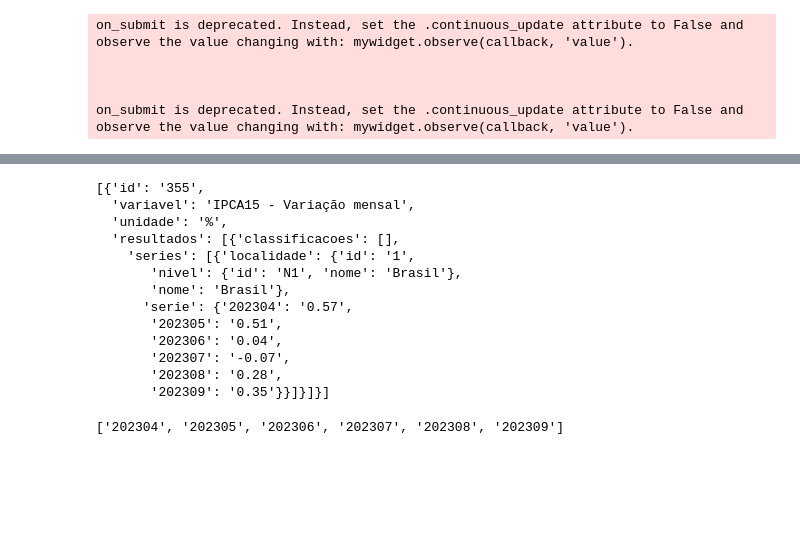
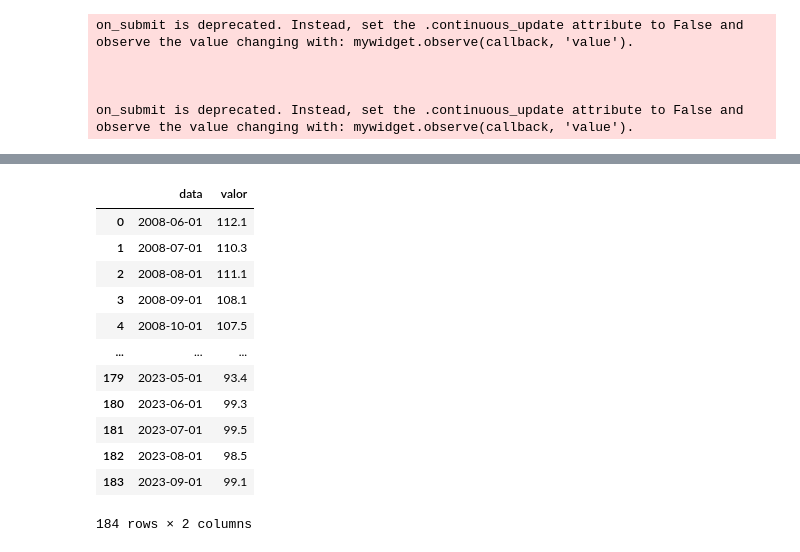
Before and after one commit to igoramdias/SR-Data-Viz, a Jupyter notebook: SR_Data.ipynb, the cells around one changed output, grey strips where cells are left out. Drawn from its saved outputs; the diff is of its cells as text; code cells hidden in the pictures; blank space fills up the shorter version.

Commit message:
add: api data for pib data

```diff
--- a/SR_Data.ipynb
+++ b/SR_Data.ipynb
@@ -893,27 +880,26 @@ aqui
 VBox(children=(HTML(value='<style>.box_bg_style{border:4px solid black; background-color:#999999;}</style>'), …
-# %%
-import requests
-from ast import literal_eval
-
-a = requests.get('https://servicodados.ibge.gov.br/api/v3/agregados/3065/variaveis/355?localidades=N1[all]')
-
-a.json()
-# %% [output]
-[{'id': '355',
-  'variavel': 'IPCA15 - Variação mensal',
-  'unidade': '%',
-  'resultados': [{'classificacoes': [],
-    'series': [{'localidade': {'id': '1',
-       'nivel': {'id': 'N1', 'nome': 'Brasil'},
-       'nome': 'Brasil'},
-      'serie': {'202304': '0.57',
-       '202305': '0.51',
-       '202306': '0.04',
-       '202307': '-0.07',
-       '202308': '0.28',
-       '202309': '0.35'}}]}]}]
-# %%
-list(a.json()[0]['resultados'][0]['series'][0]['serie'].values())
-list(a.json()[0]['resultados'][0]['series'][0]['serie'].keys())
-# %% [output]
-['202304', '202305', '202306', '202307', '202308', '202309']
+# %%
+import requests
+url = 'https://www.primetalkdata.com/datacenter/fgv_data/ics_presente_saz.csv'
+
+upd_data = pd.DataFrame([info.split(',') for info in requests.get(url).text.split('\r\n')][1:], columns=['data', 'valor']).dropna()
+#upd_data.valor = (upd_data.valor.apply(lambda x: float(x)).values / upd_data.valor.apply(lambda x: float(x)).shift(1).values - 1)*100
+#upd_data.valor = upd_data.valor.round(2)
+#upd_data.dropna(inplace=True)
+#upd_data.data = upd_data.data.str.replace(r'-', '', regex=True).astype(int)
+
+upd_data
+# %% [output]
+|  | data | valor |
+| 0 | 2008-06-01 | 112.1 |
+| 1 | 2008-07-01 | 110.3 |
+| 2 | 2008-08-01 | 111.1 |
+| 3 | 2008-09-01 | 108.1 |
+| 4 | 2008-10-01 | 107.5 |
+| ... | ... | ... |
+| 179 | 2023-05-01 | 93.4 |
+| 180 | 2023-06-01 | 99.3 |
+| 181 | 2023-07-01 | 99.5 |
+| 182 | 2023-08-01 | 98.5 |
+| 183 | 2023-09-01 | 99.1 |
+184 rows × 2 columns
```
Also changed, not shown: parts of 2 cells of this notebook, 21 other files.
